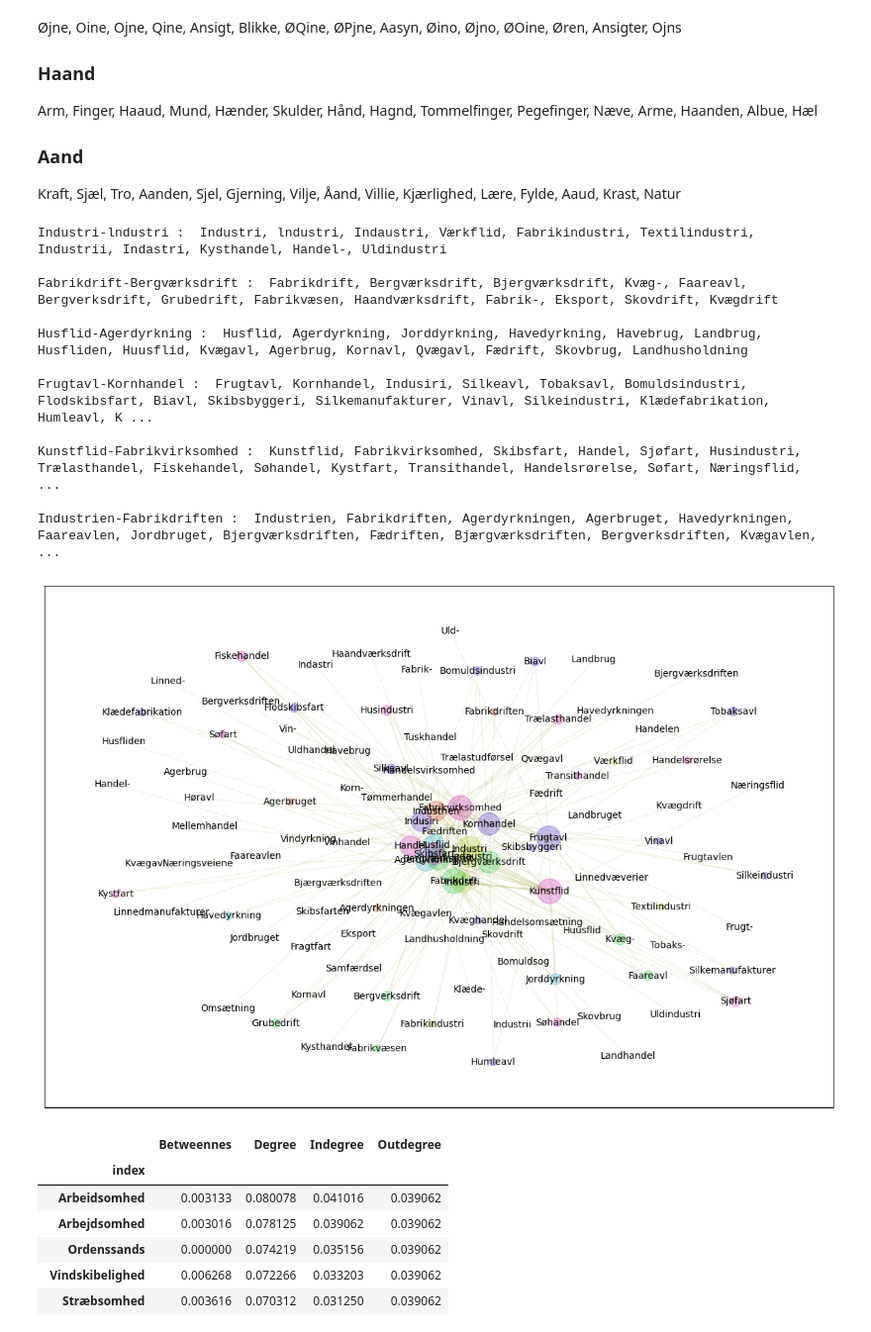
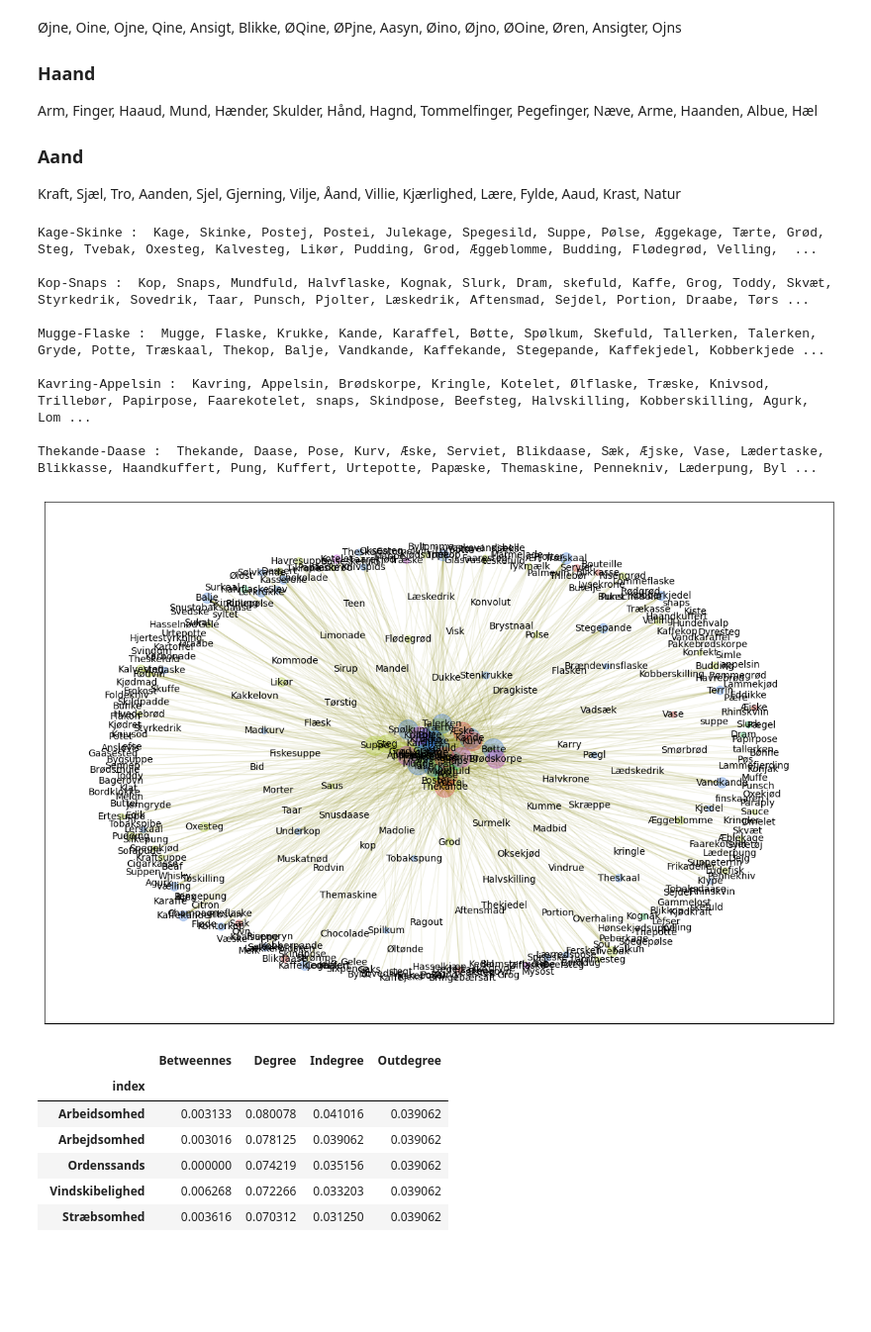
Before and after one commit to Yoonsen/Embeddings, a Jupyter notebook: Embedding_convert.ipynb, the cells around one changed output. Shown at 99% size. Cells and saved outputs as stored; diff of their text form; code cells hidden in the pictures; blank space fills up the shorter version.

```diff
--- a/Embedding_convert.ipynb
+++ b/Embedding_convert.ipynb
@@ -16,4 +13,0 @@ model_file = "/mnt/disk2/norn/embeddings/digibok_1850-1900.txt.model"
-# %%
-model = KeyedVectors.load(model_file)    #load_word2vec_format(model_file, binary=True)
-d = model.wv
-del model
@@ -101,25 +132,23 @@ def show_centralities(G, size=10):
     cents = pd.concat(map(lambda x: pd.DataFrame(x[1], columns =['index', x[0]]).set_index('index'), res), axis = 1)
     return cents
 # %%
-G = graf('Industri',model=d, top=15)
+G = graf('Kage',model=d, top=35)
 
 gnl.show_communities(G)
 # %% [output]
-Industri-lndustri :  Industri, lndustri, Indaustri, Værkflid, Fabrikindustri, Textilindustri, Industrii, Indastri, Kysthandel, Handel-, Uldindustri
+Kage-Skinke :  Kage, Skinke, Postej, Postei, Julekage, Spegesild, Suppe, Pølse, Æggekage, Tærte, Grød, Steg, Tvebak, Oxesteg, Kalvesteg, Likør, Pudding, Grod, Æggeblomme, Budding, Flødegrød, Velling,  ...
 
-Fabrikdrift-Bergværksdrift :  Fabrikdrift, Bergværksdrift, Bjergværksdrift, Kvæg-, Faareavl, Bergverksdrift, Grubedrift, Fabrikvæsen, Haandværksdrift, Fabrik-, Eksport, Skovdrift, Kvægdrift
+Kop-Snaps :  Kop, Snaps, Mundfuld, Halvflaske, Kognak, Slurk, Dram, skefuld, Kaffe, Grog, Toddy, Skvæt, Styrkedrik, Sovedrik, Taar, Punsch, Pjolter, Læskedrik, Aftensmad, Sejdel, Portion, Draabe, Tørs ...
 
-Husflid-Agerdyrkning :  Husflid, Agerdyrkning, Jorddyrkning, Havedyrkning, Havebrug, Landbrug, Husfliden, Huusflid, Kvægavl, Agerbrug, Kornavl, Qvægavl, Fædrift, Skovbrug, Landhusholdning
+Mugge-Flaske :  Mugge, Flaske, Krukke, Kande, Karaffel, Bøtte, Spølkum, Skefuld, Tallerken, Talerken, Gryde, Potte, Træskaal, Thekop, Balje, Vandkande, Kaffekande, Stegepande, Kaffekjedel, Kobberkjede ...
 
-Frugtavl-Kornhandel :  Frugtavl, Kornhandel, Indusiri, Silkeavl, Tobaksavl, Bomuldsindustri, Flodskibsfart, Biavl, Skibsbyggeri, Silkemanufakturer, Vinavl, Silkeindustri, Klædefabrikation, Humleavl, K ...
+Kavring-Appelsin :  Kavring, Appelsin, Brødskorpe, Kringle, Kotelet, Ølflaske, Træske, Knivsod, Trillebør, Papirpose, Faarekotelet, snaps, Skindpose, Beefsteg, Halvskilling, Kobberskilling, Agurk, Lom ...
 
-Kunstflid-Fabrikvirksomhed :  Kunstflid, Fabrikvirksomhed, Skibsfart, Handel, Sjøfart, Husindustri, Trælasthandel, Fiskehandel, Søhandel, Kystfart, Transithandel, Handelsrørelse, Søfart, Næringsflid,  ...
-
-Industrien-Fabrikdriften :  Industrien, Fabrikdriften, Agerdyrkningen, Agerbruget, Havedyrkningen, Faareavlen, Jordbruget, Bjergværksdriften, Fædriften, Bjærgværksdriften, Bergverksdriften, Kvægavlen, ...
+Thekande-Daase :  Thekande, Daase, Pose, Kurv, Æske, Serviet, Blikdaase, Sæk, Æjske, Vase, Lædertaske, Blikkasse, Haandkuffert, Pung, Kuffert, Urtepotte, Papæske, Themaskine, Pennekniv, Læderpung, Byl ...
 # %%
-gnl.show_graph(G, spread=0.01)
+gnl.show_graph(G, spread=0.015)
 # %% [output]
-[figure, old version]
+[figure, new version]
 # %%
 def combine(words, top = 20, model = None):
     G = nx.DiGraph()
```
Also changed, not shown: parts of 20 cells of this notebook, 5 other files.
